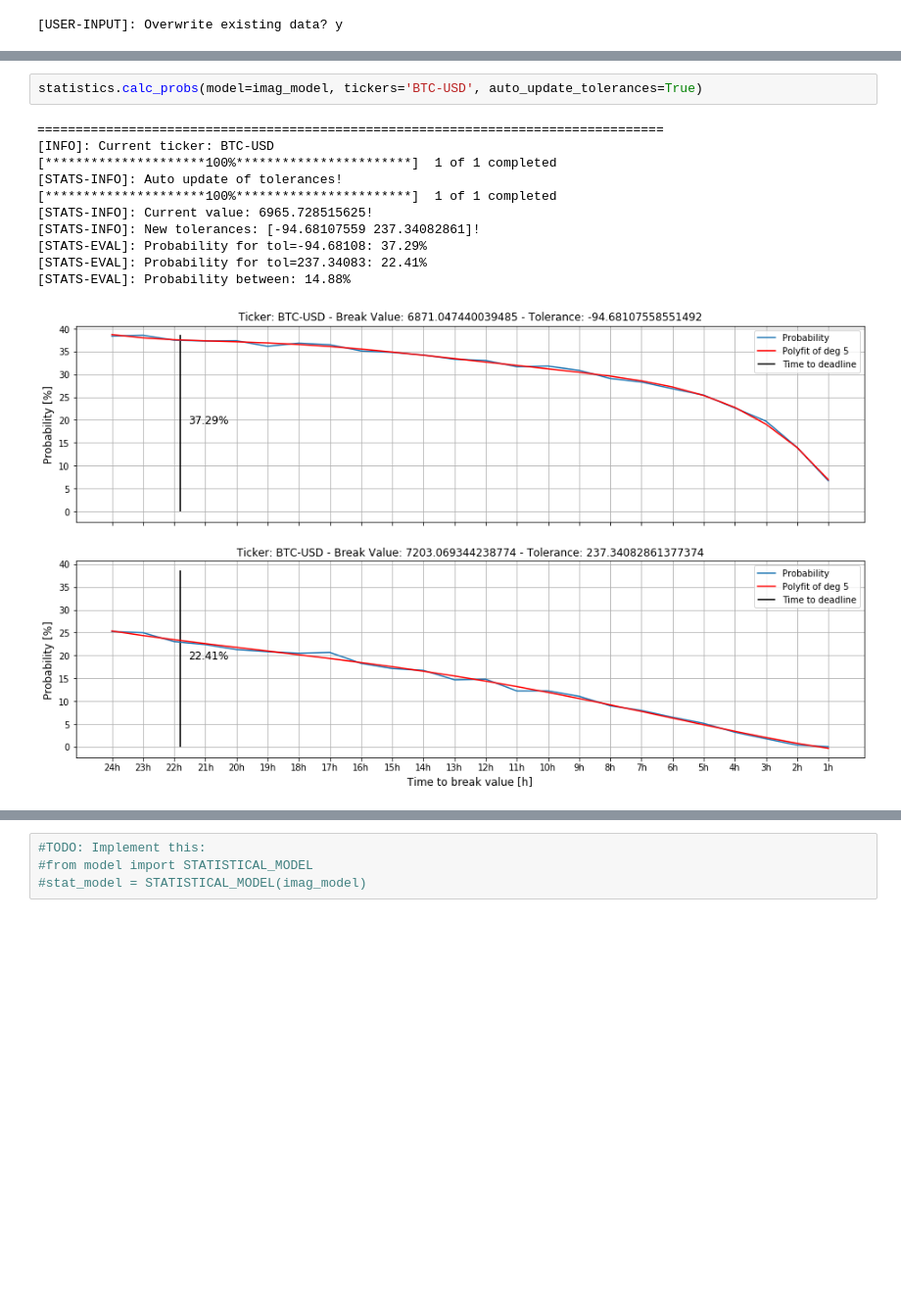
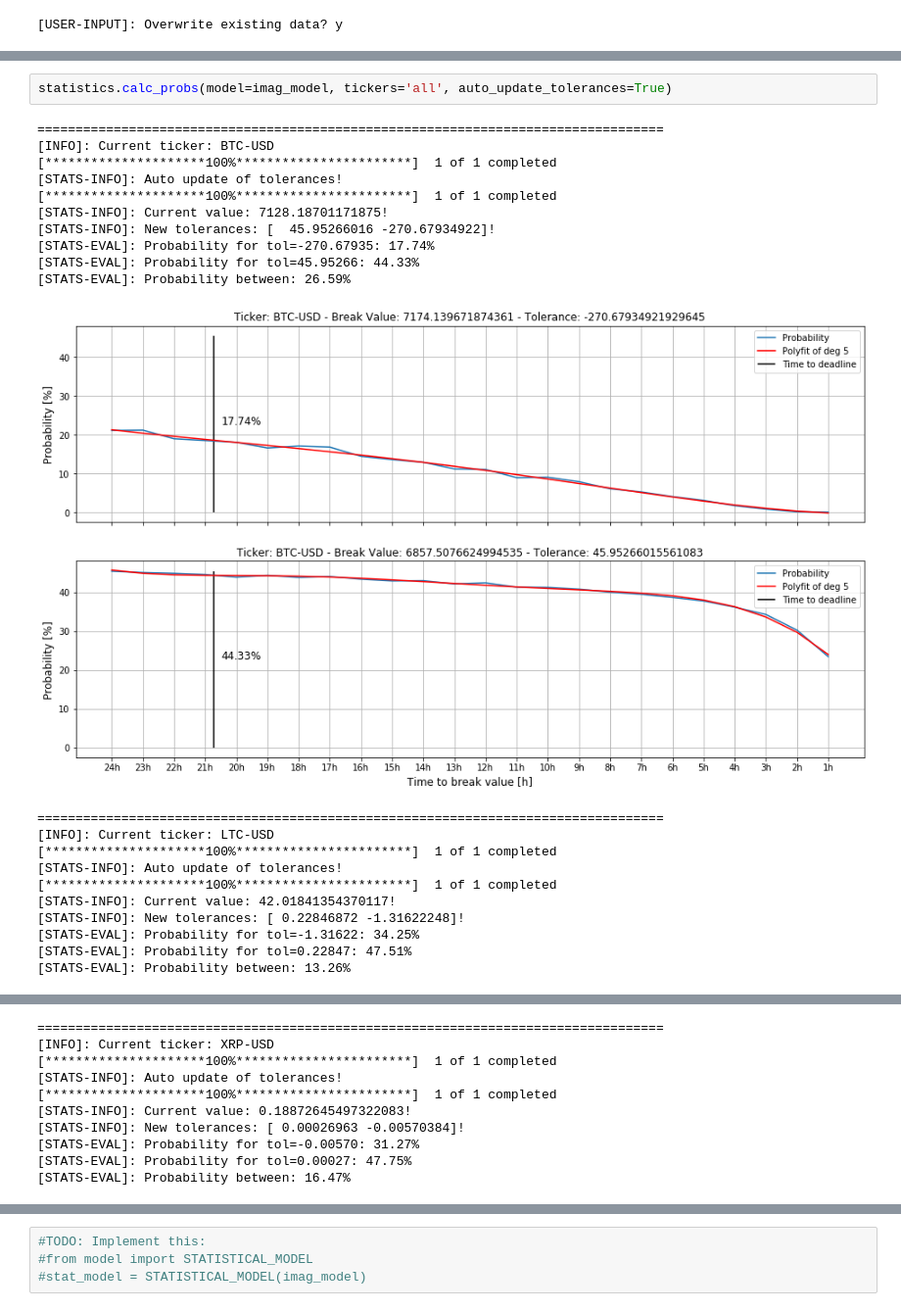
Before and after one commit to MarcoRosenzweig/FINANCE, a Jupyter notebook: CRYPTO_MODEL.ipynb, the cells around one changed output, grey strips where cells are left out. Shown at 98% size. Drawn from its saved outputs; the diff is of its cells as text; blank space fills up the shorter version.

```diff
--- a/CRYPTO_MODEL.ipynb
+++ b/CRYPTO_MODEL.ipynb
@@ -169,14 +185,24 @@ imag_model.show_possibilities(plot_from_date='2020-04-01', switch_axes=False, ti
 # %%
-statistics.calc_probs(model=imag_model, tickers='BTC-USD', auto_update_tolerances=True)
+statistics.calc_probs(model=imag_model, tickers='all', auto_update_tolerances=True)
 # %% [output]
 ==================================================================================
 [INFO]: Current ticker: BTC-USD
 [*********************100%***********************]  1 of 1 completed
 [STATS-INFO]: Auto update of tolerances!
 [*********************100%***********************]  1 of 1 completed
-[STATS-INFO]: Current value: 6965.728515625!
-[STATS-INFO]: New tolerances: [-94.68107559 237.34082861]!
-[STATS-EVAL]: Probability for tol=-94.68108: 37.29%
-[STATS-EVAL]: Probability for tol=237.34083: 22.41%
-[STATS-EVAL]: Probability between: 14.88%
+[STATS-INFO]: Current value: 7128.18701171875!
+[STATS-INFO]: New tolerances: [  45.95266016 -270.67934922]!
+[STATS-EVAL]: Probability for tol=-270.67935: 17.74%
+[STATS-EVAL]: Probability for tol=45.95266: 44.33%
+[STATS-EVAL]: Probability between: 26.59%
-[figure, old version]
+[figure, new version]
+==================================================================================
+[INFO]: Current ticker: LTC-USD
+[*********************100%***********************]  1 of 1 completed
+[STATS-INFO]: Auto update of tolerances!
+[*********************100%***********************]  1 of 1 completed
+[STATS-INFO]: Current value: 42.01841354370117!
+[STATS-INFO]: New tolerances: [ 0.22846872 -1.31622248]!
+[STATS-EVAL]: Probability for tol=-1.31622: 34.25%
+[STATS-EVAL]: Probability for tol=0.22847: 47.51%
+[STATS-EVAL]: Probability between: 13.26%
@@ -182,0 +210,10 @@ statistics.calc_probs(model=imag_model, tickers='BTC-USD', auto_update_tolerance
+==================================================================================
+[INFO]: Current ticker: XRP-USD
+[*********************100%***********************]  1 of 1 completed
+[STATS-INFO]: Auto update of tolerances!
+[*********************100%***********************]  1 of 1 completed
+[STATS-INFO]: Current value: 0.18872645497322083!
+[STATS-INFO]: New tolerances: [ 0.00026963 -0.00570384]!
+[STATS-EVAL]: Probability for tol=-0.00570: 31.27%
+[STATS-EVAL]: Probability for tol=0.00027: 47.75%
+[STATS-EVAL]: Probability between: 16.47%
```
Also changed, not shown: parts of 11 cells of this notebook, 3 other files.
